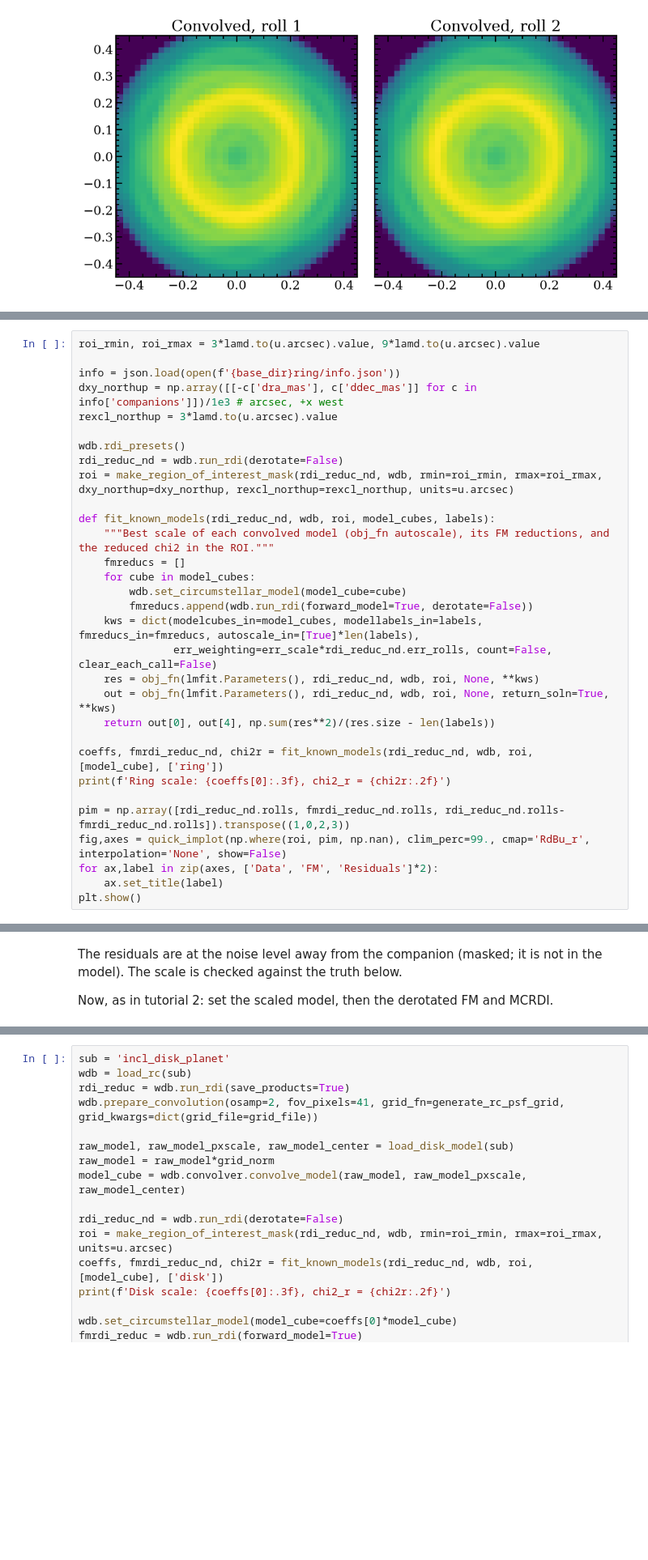
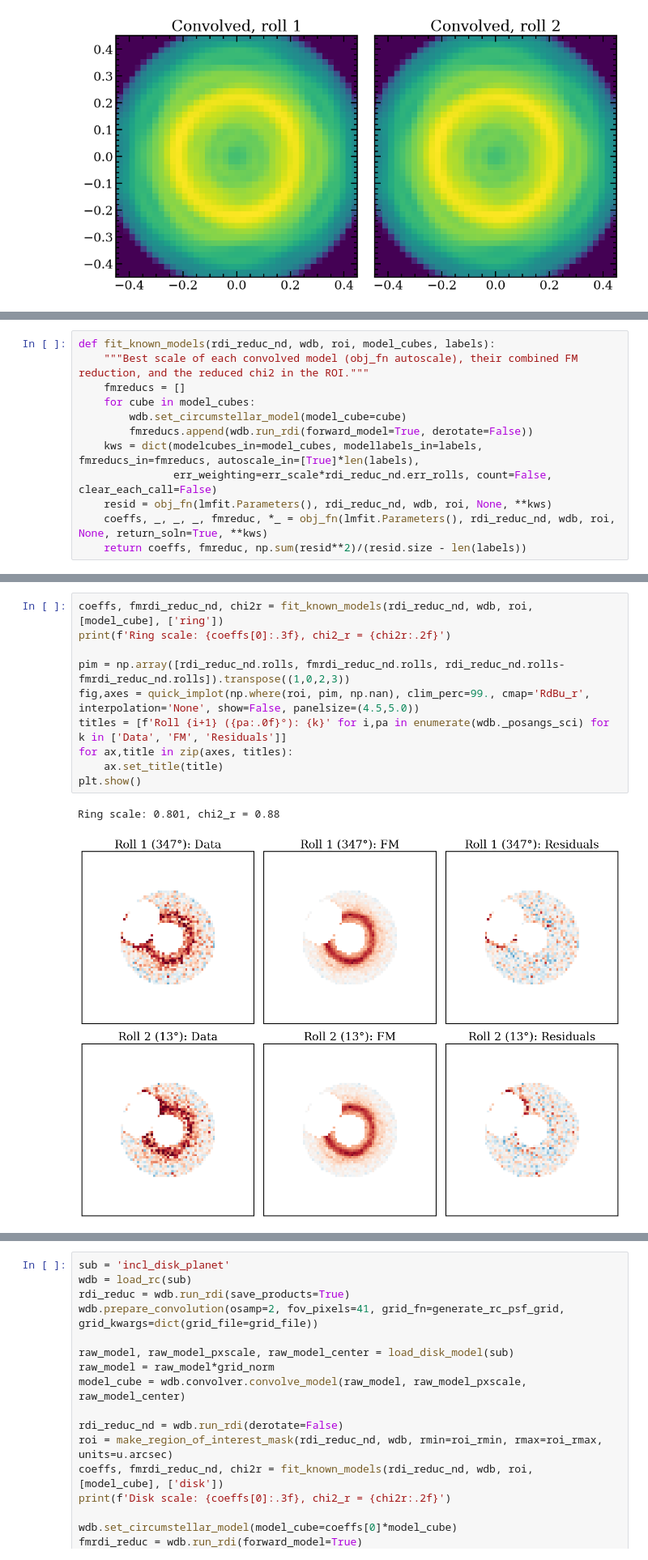
Before and after one commit to kdlawson/Winnie, a Jupyter notebook: tutorials/winnie_tutorial_8_roman_coronagraph_disks.ipynb, the cells around one changed output, grey strips where cells are left out. Shown at 81% size. Saved outputs shown, nothing was run; the diff lists cells and outputs as text; blank space fills up the shorter version.

Commit message:
restructure RC disk tutorial

```diff
--- a/tutorials/winnie_tutorial_8_roman_coronagraph_disks.ipynb
+++ b/tutorials/winnie_tutorial_8_roman_coronagraph_disks.ipynb
@@ -113,31 +154,12 @@ As in tutorial 2: the fit uses non-derotated rolls, and the region of interest (
 # %%
-roi_rmin, roi_rmax = 3*lamd.to(u.arcsec).value, 9*lamd.to(u.arcsec).value
-
-info = json.load(open(f'{base_dir}ring/info.json'))
-dxy_northup = np.array([[-c['dra_mas'], c['ddec_mas']] for c in info['companions']])/1e3 # arcsec, +x west
-rexcl_northup = 3*lamd.to(u.arcsec).value
-
-wdb.rdi_presets()
-rdi_reduc_nd = wdb.run_rdi(derotate=False)
-roi = make_region_of_interest_mask(rdi_reduc_nd, wdb, rmin=roi_rmin, rmax=roi_rmax, dxy_northup=dxy_northup, rexcl_northup=rexcl_northup, units=u.arcsec)
-
 def fit_known_models(rdi_reduc_nd, wdb, roi, model_cubes, labels):
-    """Best scale of each convolved model (obj_fn autoscale), its FM reductions, and the reduced chi2 in the ROI."""
+    """Best scale of each convolved model (obj_fn autoscale), their combined FM reduction, and the reduced chi2 in the ROI."""
     fmreducs = []
     for cube in model_cubes:
         wdb.set_circumstellar_model(model_cube=cube)
         fmreducs.append(wdb.run_rdi(forward_model=True, derotate=False))
     kws = dict(modelcubes_in=model_cubes, modellabels_in=labels, fmreducs_in=fmreducs, autoscale_in=[True]*len(labels),
                err_weighting=err_scale*rdi_reduc_nd.err_rolls, count=False, clear_each_call=False)
-    res = obj_fn(lmfit.Parameters(), rdi_reduc_nd, wdb, roi, None, **kws)
-    out = obj_fn(lmfit.Parameters(), rdi_reduc_nd, wdb, roi, None, return_soln=True, **kws)
-    return out[0], out[4], np.sum(res**2)/(res.size - len(labels))
-
-coeffs, fmrdi_reduc_nd, chi2r = fit_known_models(rdi_reduc_nd, wdb, roi, [model_cube], ['ring'])
-print(f'Ring scale: {coeffs[0]:.3f}, chi2_r = {chi2r:.2f}')
-
-pim = np.array([rdi_reduc_nd.rolls, fmrdi_reduc_nd.rolls, rdi_reduc_nd.rolls-fmrdi_reduc_nd.rolls]).transpose((1,0,2,3))
-fig,axes = quick_implot(np.where(roi, pim, np.nan), clim_perc=99., cmap='RdBu_r', interpolation='None', show=False)
-for ax,label in zip(axes, ['Data', 'FM', 'Residuals']*2):
-    ax.set_title(label)
-plt.show()
+    resid = obj_fn(lmfit.Parameters(), rdi_reduc_nd, wdb, roi, None, **kws)
+    coeffs, _, _, _, fmreduc, *_ = obj_fn(lmfit.Parameters(), rdi_reduc_nd, wdb, roi, None, return_soln=True, **kws)
+    return coeffs, fmreduc, np.sum(resid**2)/(resid.size - len(labels))
@@ -147,4 +166,13 @@ Ring scale: 0.801, chi2_r = 0.88
-# %% [markdown]
-The residuals are at the noise level away from the companion (masked; it is not in the model). The scale is checked against the truth below.
-
-Now, as in tutorial 2: set the scaled model, then the derotated FM and MCRDI.
+# %%
+coeffs, fmrdi_reduc_nd, chi2r = fit_known_models(rdi_reduc_nd, wdb, roi, [model_cube], ['ring'])
+print(f'Ring scale: {coeffs[0]:.3f}, chi2_r = {chi2r:.2f}')
+
+pim = np.array([rdi_reduc_nd.rolls, fmrdi_reduc_nd.rolls, rdi_reduc_nd.rolls-fmrdi_reduc_nd.rolls]).transpose((1,0,2,3))
+fig,axes = quick_implot(np.where(roi, pim, np.nan), clim_perc=99., cmap='RdBu_r', interpolation='None', show=False, panelsize=(4.5,5.0))
+titles = [f'Roll {i+1} ({pa:.0f}°): {k}' for i,pa in enumerate(wdb._posangs_sci) for k in ['Data', 'FM', 'Residuals']]
+for ax,title in zip(axes, titles):
+    ax.set_title(title)
+plt.show()
+# %% [output]
+Ring scale: 0.801, chi2_r = 0.88
+[figure, added]
```
Also changed, not shown: parts of 39 cells of this notebook.
